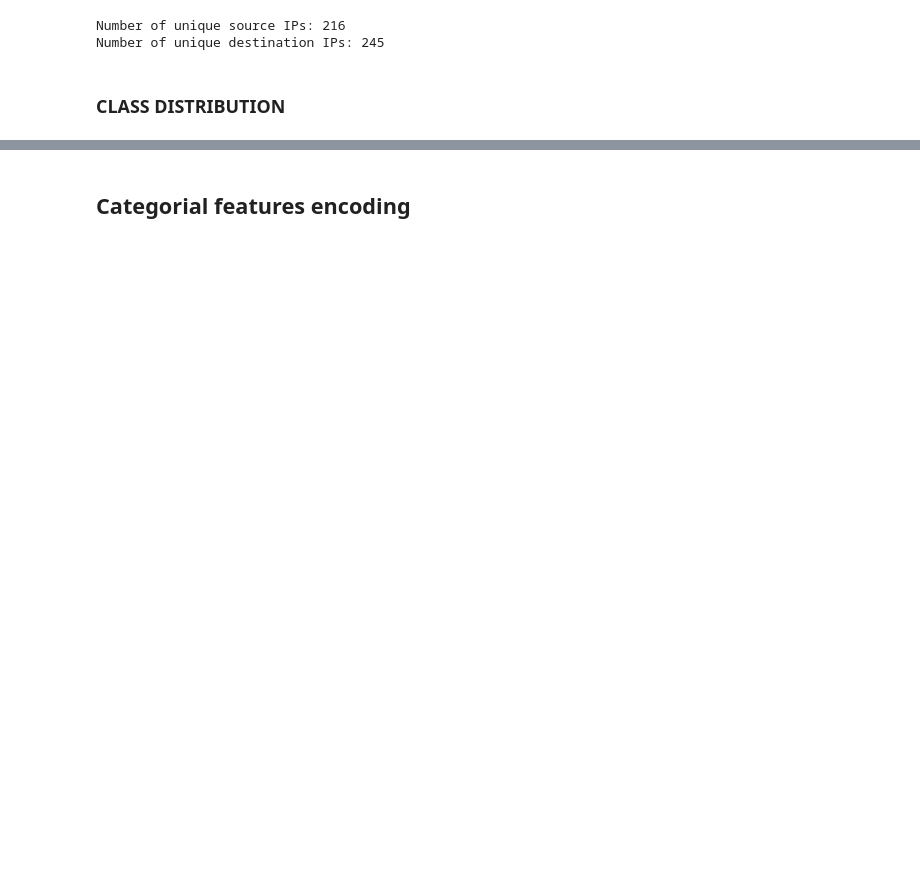
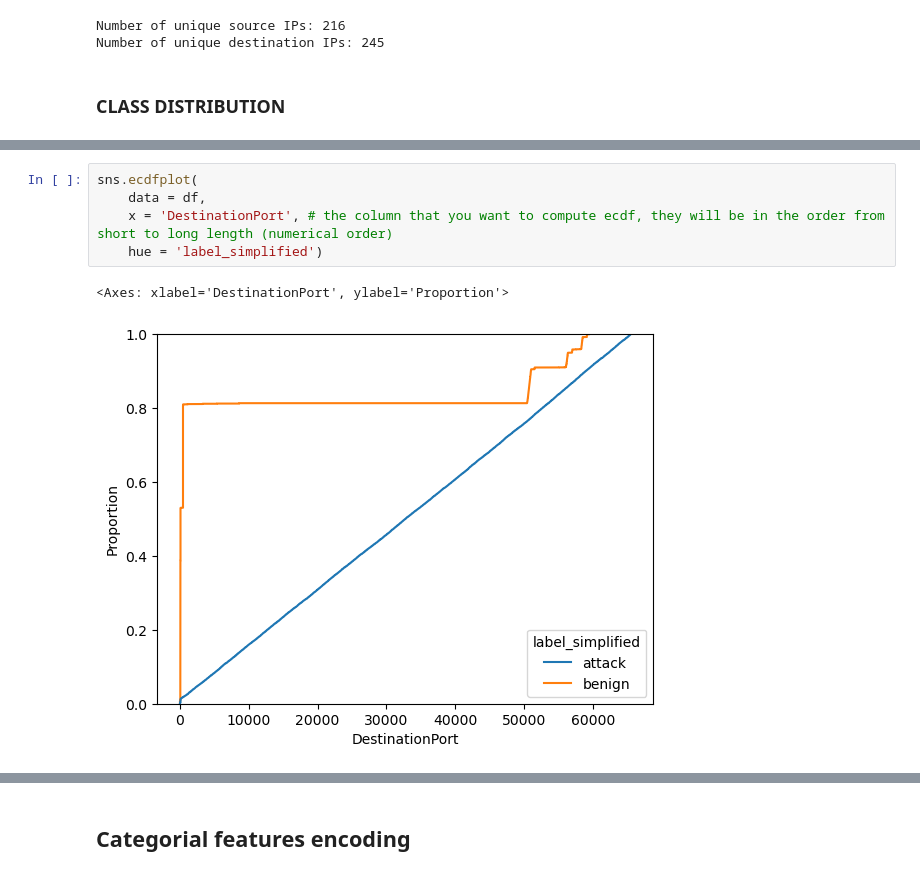
Before and after one commit to alby0304/DDoS_Attacks_Detection-Characterization, a Jupyter notebook: script.ipynb, the cells around one changed output, grey strips where cells are left out. Saved outputs shown, nothing was run; the diff lists cells and outputs as text; blank space fills up the shorter version.

```diff
--- a/script.ipynb
+++ b/script.ipynb
@@ -143,0 +165,8 @@ plt.show()
+# %%
+sns.ecdfplot(
+    data = df,
+    x = 'DestinationPort', # the column that you want to compute ecdf, they will be in the order from short to long length (numerical order)
+    hue = 'label_simplified')
+# %% [output]
+<Axes: xlabel='DestinationPort', ylabel='Proportion'>
+[figure, added]
```
Also changed, not shown: parts of 28 cells of this notebook, 3 other files.
